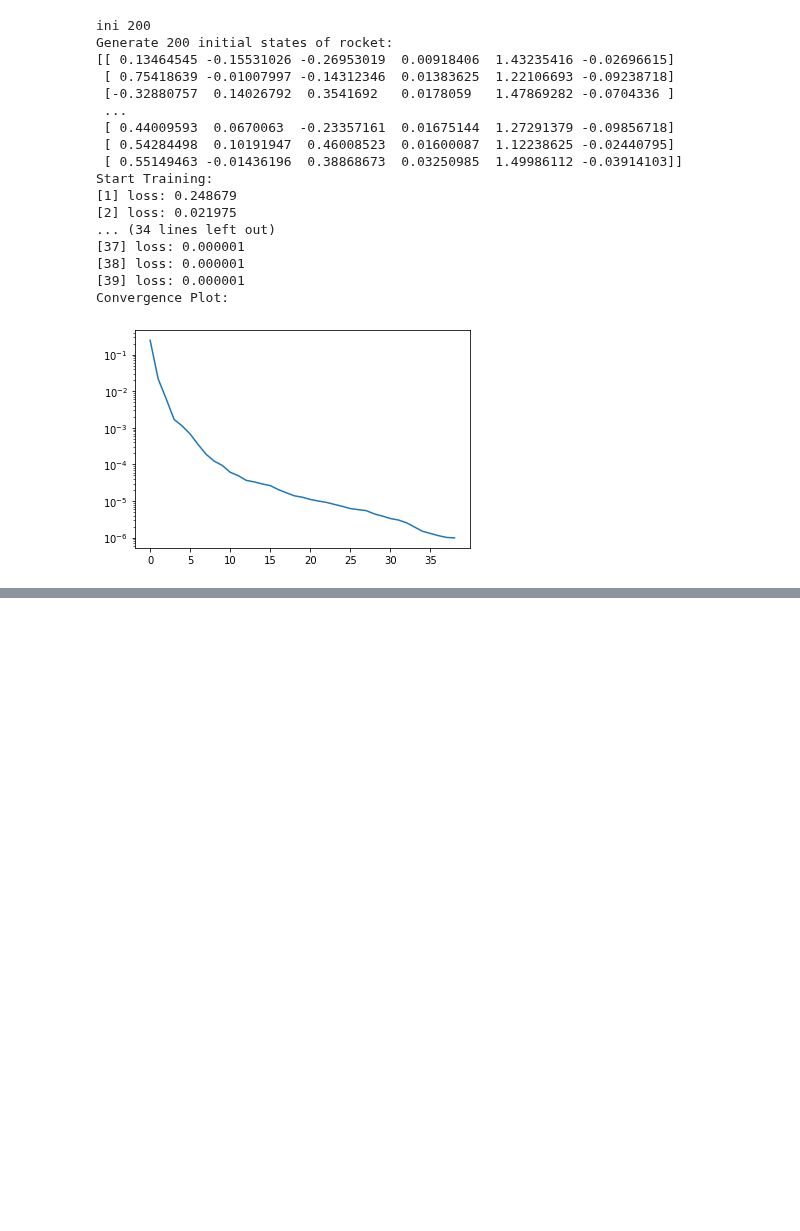
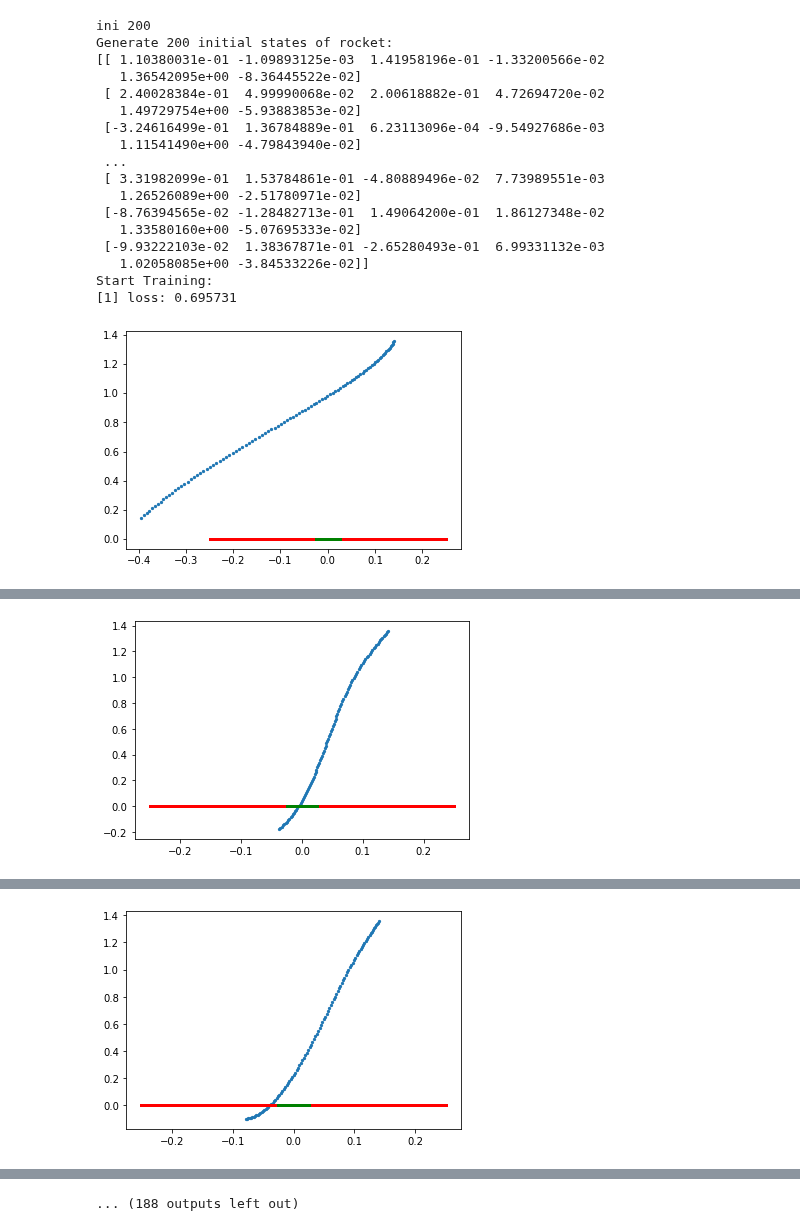
Before and after one commit to clarkgap/Project1, a Jupyter notebook: Rocket_Landing.ipynb, the cells around one changed output, grey strips where cells are left out. Cells and saved outputs as stored; diff of their text form; code cells hidden in the pictures; blank space fills up the shorter version.

```diff
--- a/Rocket_Landing.ipynb
+++ b/Rocket_Landing.ipynb
@@ -90,7 +90,8 @@ class Dynamics(nn.Module):
                              [0., 0., 0., 1., 0., 0.],
                              [0., 0., 0., 0., 1., FRAME_TIME,],
                              [0., 0., 0., 0., 0., 1.]])
-        state = t.transpose(t.matmul(step_mat, t.transpose(state,0,1)),0,1)
+
+        state = t.transpose(t.matmul(step_mat, t.transpose(state,0,1)),0,1) + 0.00002*(t.rand(6)-0.5) # Add noises
 
         return state
 # %%
@@ -200,9 +201,9 @@ class Optimize:
             epoch += 1
             print('[%d] loss: %.6f' % (epoch, loss))
             error = loss.item()
-        #     cord = self.visualize()
+            cord = self.visualize()
         # print('Landing Trajectory:')
-        # for r in range(N):
+        # for r in range(n):
         #     plt.quiver(cord[:,r, 2], cord[:,r, 4], -0.05*np.sin(cord[:,r, 0]), 0.05*np.cos(cord[:,r, 0]))
         #     plt.quiver(cord[-1,r, 2], cord[-1,r, 4], -0.05*np.sin(cord[-1,r, 0]), 0.05*np.cos(cord[-1,r, 0]),color='orange')
         #     plt.plot(w1, h, color="red", linewidth=3)
@@ -242,38 +243,38 @@ class Evaluation:
 # %%
 # Now it's time to run the code!
 
 T = 100  # number of time steps
 N = 200  # number of initial states
-err = 0.000001 # acceptable_error
-itr = 150 # max_iteration
+err = 0.00001 # acceptable_error
+itr = 120 # max_iteration
 dim_input = 6  # state space dimensions
 dim_hidden1 = 12  # latent dimensions
 dim_hidden2 = 4  # latent dimensions
 dim_output = 2  # action space dimensions
 d = Dynamics()  # define dynamics
 c = Controller(dim_input, dim_hidden1, dim_hidden2, dim_output)  # define controller
 s = Simulation(c, d, T, N)  # define simulation
 o = Optimize(s)  # define optimizer
 o.train(err,itr,N)  # solve the optimization problem
 
 path = './Landing_Model.pth' # save model
 t.save(c.state_dict(),path)
 # %% [output]
 ini 200
 Generate 200 initial states of rocket:
-[[ 0.13464545 -0.15531026 -0.26953019  0.00918406  1.43235416 -0.02696615]
- [ 0.75418639 -0.01007997 -0.14312346  0.01383625  1.22106693 -0.09238718]
- [-0.32880757  0.14026792  0.3541692   0.0178059   1.47869282 -0.0704336 ]
+[[ 1.10380031e-01 -1.09893125e-03  1.41958196e-01 -1.33200566e-02
+   1.36542095e+00 -8.36445522e-02]
+ [ 2.40028384e-01  4.99990068e-02  2.00618882e-01  4.72694720e-02
+   1.49729754e+00 -5.93883853e-02]
+ [-3.24616499e-01  1.36784889e-01  6.23113096e-04 -9.54927686e-03
+   1.11541490e+00 -4.79843940e-02]
  ...
- [ 0.44009593  0.0670063  -0.23357161  0.01675144  1.27291379 -0.09856718]
- [ 0.54284498  0.10191947  0.46008523  0.01600087  1.12238625 -0.02440795]
- [ 0.55149463 -0.01436196  0.38868673  0.03250985  1.49986112 -0.03914103]]
+ [ 3.31982099e-01  1.53784861e-01 -4.80889496e-02  7.73989551e-03
+   1.26526089e+00 -2.51780971e-02]
+ [-8.76394565e-02 -1.28482713e-01  1.49064200e-01  1.86127348e-02
+   1.33580160e+00 -5.07695333e-02]
+ [-9.93222103e-02  1.38367871e-01 -2.65280493e-01  6.99331132e-03
+   1.02058085e+00 -3.84533226e-02]]
 Start Training:
-[1] loss: 0.248679
-[2] loss: 0.021975
-... (34 lines left out)
-[37] loss: 0.000001
-[38] loss: 0.000001
-[39] loss: 0.000001
-Convergence Plot:
+[1] loss: 0.695731
-[figure, old version]
+[figure, new version]
@@ -279,0 +282 @@ Convergence Plot:
+[figure, added]
@@ -279,0 +284 @@ Convergence Plot:
+[figure, added]
@@ -280,3 +291,4 @@ Convergence Plot:
+... (188 outputs left out)
 # %%
 # Test the control model by some new samples:
 
```
Also changed, not shown: parts of 3 cells of this notebook, 3 other files.
